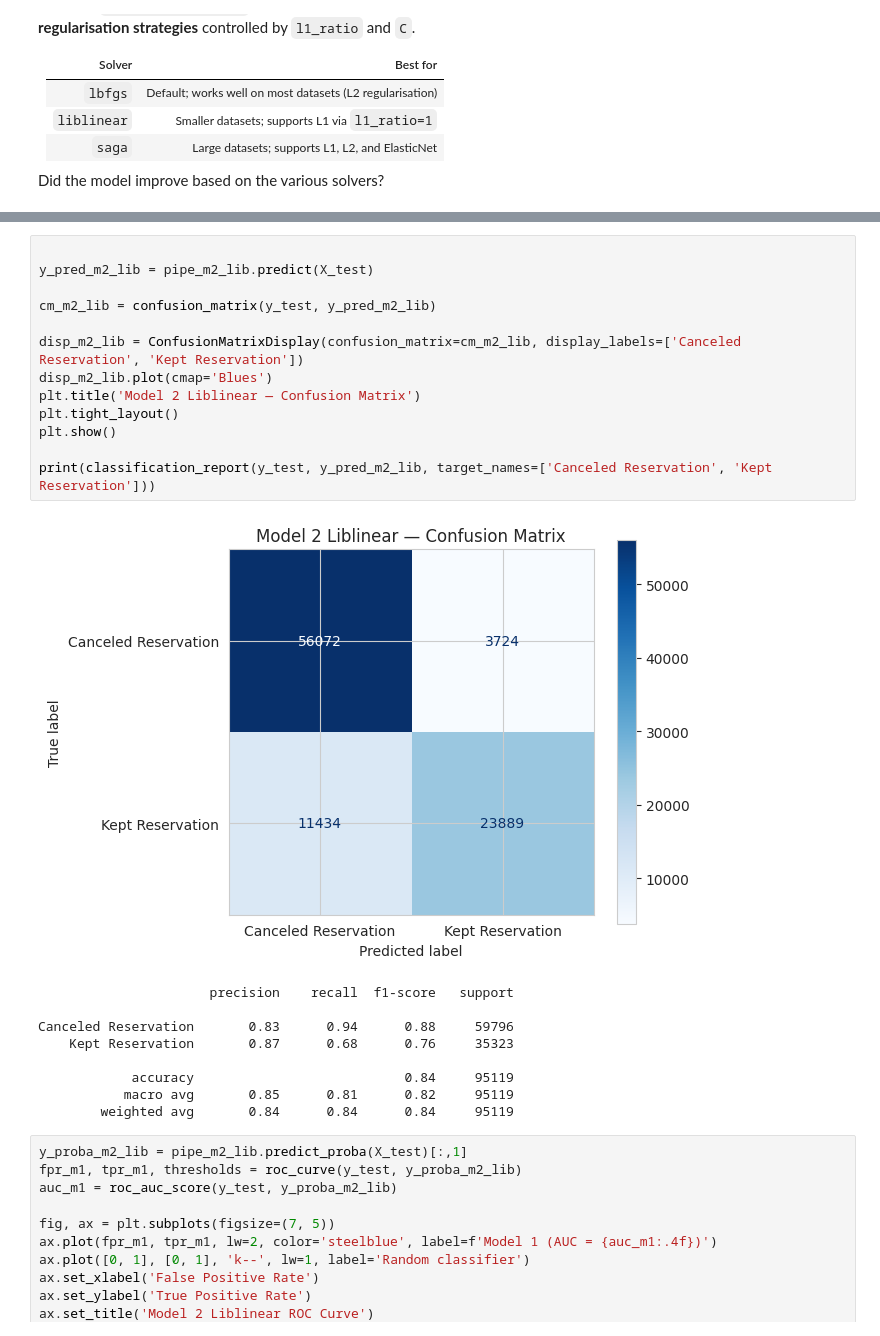
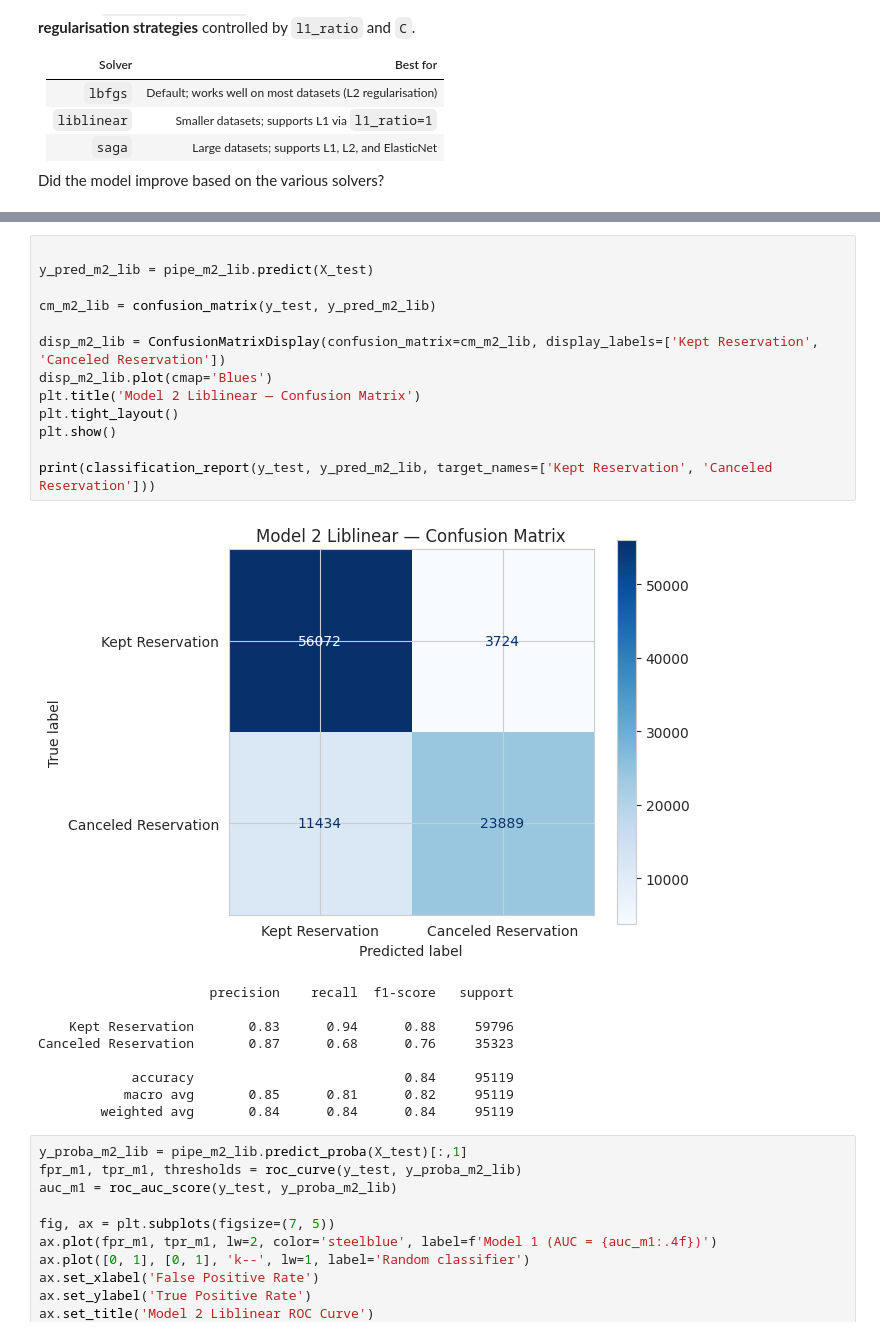
Before and after one commit to MaxGuryan9/week_8, a Jupyter notebook: hotel_cancellation_lab.ipynb, the cells around one changed output, grey strips where cells are left out. Saved outputs shown, nothing was run; the diff lists cells and outputs as text.

```diff
--- a/hotel_cancellation_lab.ipynb
+++ b/hotel_cancellation_lab.ipynb
@@ -444,22 +444,22 @@ Pipeline(steps=[('prep',
 # %%
 
 y_pred_m2_lib = pipe_m2_lib.predict(X_test)
 
 cm_m2_lib = confusion_matrix(y_test, y_pred_m2_lib)
 
-disp_m2_lib = ConfusionMatrixDisplay(confusion_matrix=cm_m2_lib, display_labels=['Canceled Reservation', 'Kept Reservation'])
+disp_m2_lib = ConfusionMatrixDisplay(confusion_matrix=cm_m2_lib, display_labels=['Kept Reservation', 'Canceled Reservation'])
 disp_m2_lib.plot(cmap='Blues')
 plt.title('Model 2 Liblinear — Confusion Matrix')
 plt.tight_layout()
 plt.show()
 
-print(classification_report(y_test, y_pred_m2_lib, target_names=['Canceled Reservation', 'Kept Reservation']))
+print(classification_report(y_test, y_pred_m2_lib, target_names=['Kept Reservation', 'Canceled Reservation']))
 # %% [output]
-[figure, old version]
+[figure, new version]
                       precision    recall  f1-score   support
 
-Canceled Reservation       0.83      0.94      0.88     59796
-    Kept Reservation       0.87      0.68      0.76     35323
+    Kept Reservation       0.83      0.94      0.88     59796
+Canceled Reservation       0.87      0.68      0.76     35323
 
             accuracy                           0.84     95119
            macro avg       0.85      0.81      0.82     95119
```
Also changed, not shown: parts of 10 cells of this notebook.
